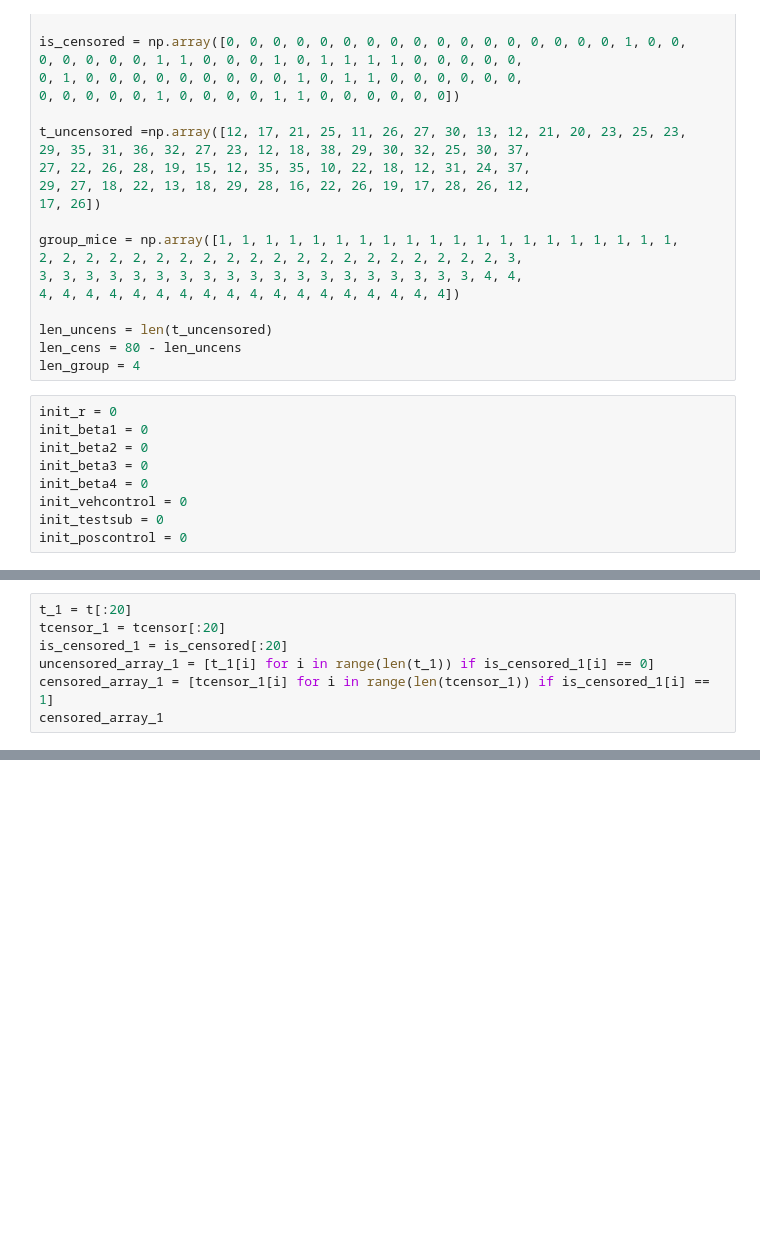
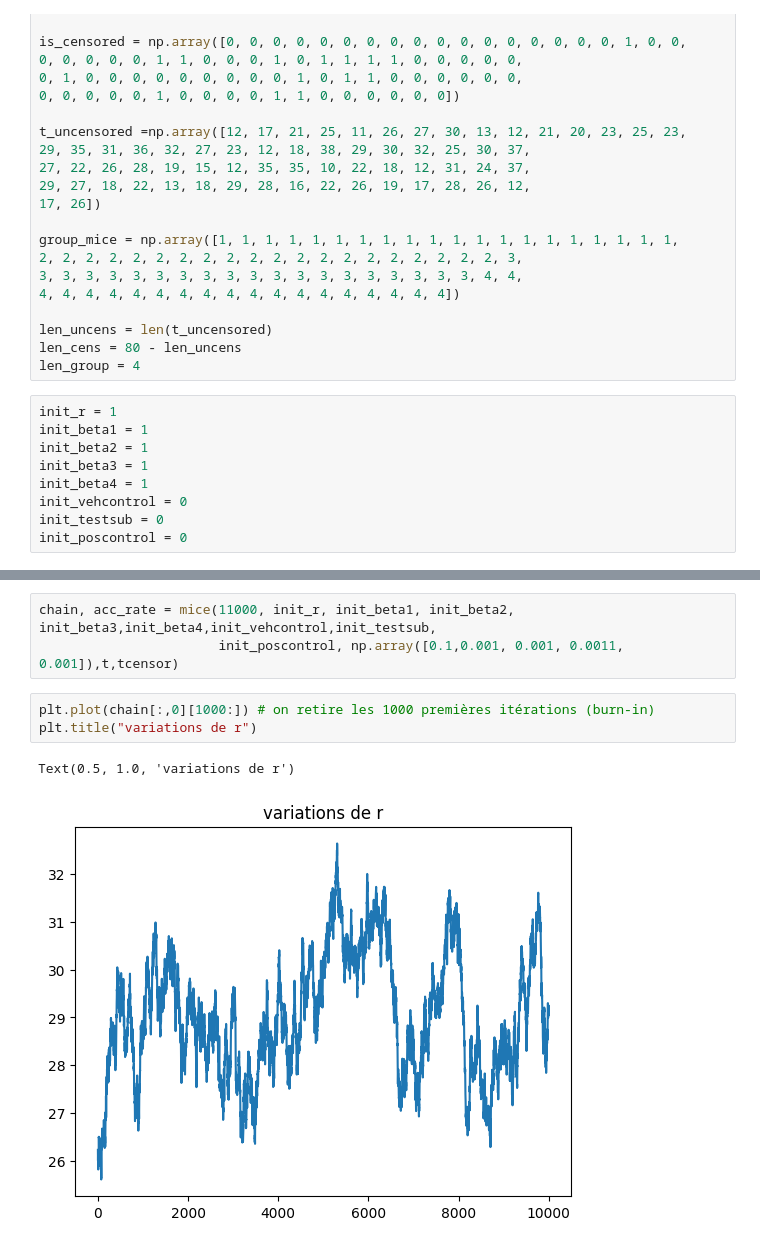
Before and after one commit to Saaaad2000/ProjetBayesMathsapp, a Jupyter notebook: mice.ipynb, the cells around one changed output, grey strips where cells are left out. Cells and saved outputs as stored; diff of their text form; blank space fills up the shorter version.

```diff
--- a/mice.ipynb
+++ b/mice.ipynb
@@ -38,11 +39,11 @@ len_uncens = len(t_uncensored)
 len_cens = 80 - len_uncens
 len_group = 4
 # %%
-init_r = 0
-init_beta1 = 0
-init_beta2 = 0
-init_beta3 = 0
-init_beta4 = 0
+init_r = 1
+init_beta1 = 1
+init_beta2 = 1
+init_beta3 = 1
+init_beta4 = 1
 init_vehcontrol = 0
 init_testsub = 0
 init_poscontrol = 0
@@ -55,7 +49,0 @@ weibull_min.rvs(2.4, loc=0, scale=5)
-# %%
-t_1 = t[:20]
-tcensor_1 = tcensor[:20]
-is_censored_1 = is_censored[:20]
-uncensored_array_1 = [t_1[i] for i in range(len(t_1)) if is_censored_1[i] == 0]
-censored_array_1 = [tcensor_1[i] for i in range(len(tcensor_1)) if is_censored_1[i] == 1]
-censored_array_1
@@ -170,3 +194,12 @@ def mice(nchain,init_r,init_beta1,init_beta2,init_beta3,init_beta4,init_vehcontr
 
 
     return(chain,acc_rate)
+# %%
+chain, acc_rate = mice(11000, init_r, init_beta1, init_beta2, init_beta3,init_beta4,init_vehcontrol,init_testsub,
+                       init_poscontrol, np.array([0.1,0.001, 0.001, 0.0011, 0.001]),t,tcensor)
+# %%
+plt.plot(chain[:,0][1000:]) # on retire les 1000 premières itérations (burn-in)
+plt.title("variations de r")
+# %% [output]
+Text(0.5, 1.0, 'variations de r')
+[figure, added]
```
Also changed, not shown: parts of 7 cells of this notebook.
